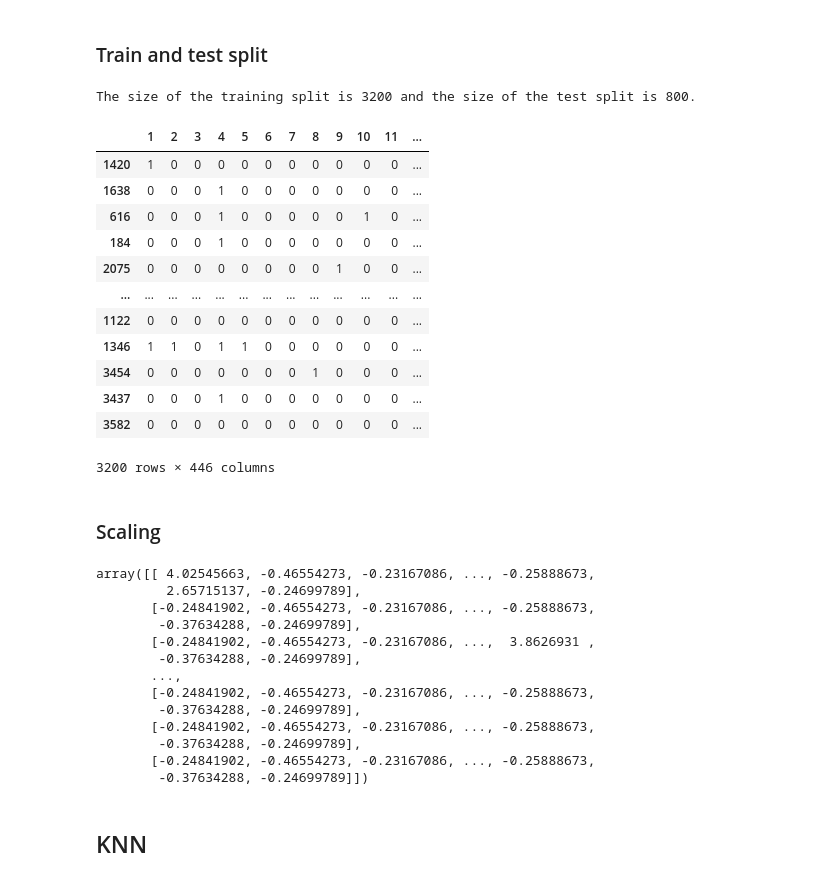
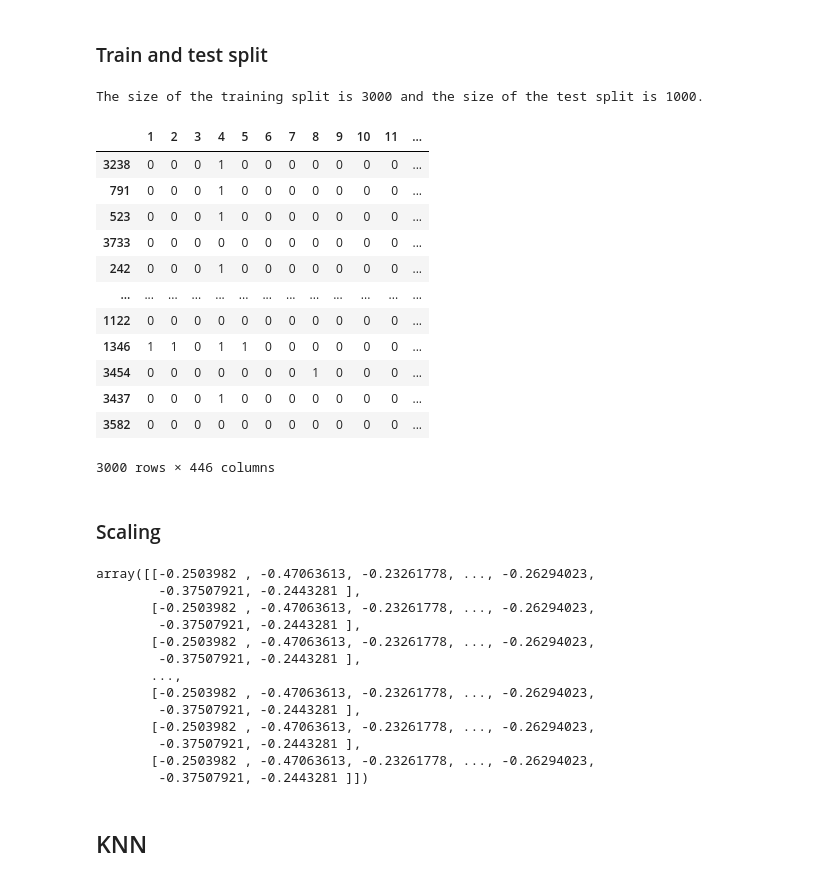
Before and after one commit to PaulErpen/Machine-Learning-Exercise-1, a Jupyter notebook: Group24_Exercise1.ipynb, the cells around one changed output. Cells and saved outputs as stored; diff of their text form; code cells hidden in the pictures.

```diff
--- a/Group24_Exercise1.ipynb
+++ b/Group24_Exercise1.ipynb
@@ -84,28 +86,29 @@ Turns out this decreases prediction performance.
 # %%
 from sklearn.model_selection import train_test_split
 
 y = df_locations.copy(deep="true")["class"]
 X = df_locations.copy(deep="true").drop('class', axis=1).drop('ID', axis=1)
+ids = df_locations.copy(deep="true")["ID"]
 
-X_train, X_test, y_train, y_test = train_test_split(X, y, test_size=0.2, random_state=123)
+X_train, X_test, y_train, y_test, ids_train, ids_test = train_test_split(X, y, ids, test_size=0.25, random_state=123)
 print("The size of the training split is {} and the size of the test split is {}.".format(X_train.shape[0], X_test.shape[0]))
 
 display(X_train)
 # %% [output]
-The size of the training split is 3200 and the size of the test split is 800.
+The size of the training split is 3000 and the size of the test split is 1000.
 |  | 1 | 2 | 3 | 4 | 5 | 6 | 7 | 8 | 9 | 10 | 11 | ... |
-| 1420 | 1 | 0 | 0 | 0 | 0 | 0 | 0 | 0 | 0 | 0 | 0 | ... |
-| 1638 | 0 | 0 | 0 | 1 | 0 | 0 | 0 | 0 | 0 | 0 | 0 | ... |
-| 616 | 0 | 0 | 0 | 1 | 0 | 0 | 0 | 0 | 0 | 1 | 0 | ... |
-| 184 | 0 | 0 | 0 | 1 | 0 | 0 | 0 | 0 | 0 | 0 | 0 | ... |
-| 2075 | 0 | 0 | 0 | 0 | 0 | 0 | 0 | 0 | 1 | 0 | 0 | ... |
+| 3238 | 0 | 0 | 0 | 1 | 0 | 0 | 0 | 0 | 0 | 0 | 0 | ... |
+| 791 | 0 | 0 | 0 | 1 | 0 | 0 | 0 | 0 | 0 | 0 | 0 | ... |
+| 523 | 0 | 0 | 0 | 1 | 0 | 0 | 0 | 0 | 0 | 0 | 0 | ... |
+| 3733 | 0 | 0 | 0 | 0 | 0 | 0 | 0 | 0 | 0 | 0 | 0 | ... |
+| 242 | 0 | 0 | 0 | 1 | 0 | 0 | 0 | 0 | 0 | 0 | 0 | ... |
 | ... | ... | ... | ... | ... | ... | ... | ... | ... | ... | ... | ... | ... |
 | 1122 | 0 | 0 | 0 | 0 | 0 | 0 | 0 | 0 | 0 | 0 | 0 | ... |
 | 1346 | 1 | 1 | 0 | 1 | 1 | 0 | 0 | 0 | 0 | 0 | 0 | ... |
 | 3454 | 0 | 0 | 0 | 0 | 0 | 0 | 0 | 1 | 0 | 0 | 0 | ... |
 | 3437 | 0 | 0 | 0 | 1 | 0 | 0 | 0 | 0 | 0 | 0 | 0 | ... |
 | 3582 | 0 | 0 | 0 | 0 | 0 | 0 | 0 | 0 | 0 | 0 | 0 | ... |
-3200 rows × 446 columns
+3000 rows × 446 columns
 # %% [markdown]
 ### Scaling
 # %%
@@ -116,19 +119,19 @@ X_train_scaled = scaler_location.transform(X_train)
 X_test_scaled = scaler_location.transform(X_test)
 display(X_train_scaled)
 # %% [output]
-array([[ 4.02545663, -0.46554273, -0.23167086, ..., -0.25888673,
-         2.65715137, -0.24699789],
-       [-0.24841902, -0.46554273, -0.23167086, ..., -0.25888673,
-        -0.37634288, -0.24699789],
-       [-0.24841902, -0.46554273, -0.23167086, ...,  3.8626931 ,
-        -0.37634288, -0.24699789],
+array([[-0.2503982 , -0.47063613, -0.23261778, ..., -0.26294023,
+        -0.37507921, -0.2443281 ],
+       [-0.2503982 , -0.47063613, -0.23261778, ..., -0.26294023,
+        -0.37507921, -0.2443281 ],
+       [-0.2503982 , -0.47063613, -0.23261778, ..., -0.26294023,
+        -0.37507921, -0.2443281 ],
        ...,
-       [-0.24841902, -0.46554273, -0.23167086, ..., -0.25888673,
-        -0.37634288, -0.24699789],
-       [-0.24841902, -0.46554273, -0.23167086, ..., -0.25888673,
-        -0.37634288, -0.24699789],
-       [-0.24841902, -0.46554273, -0.23167086, ..., -0.25888673,
-        -0.37634288, -0.24699789]])
+       [-0.2503982 , -0.47063613, -0.23261778, ..., -0.26294023,
+        -0.37507921, -0.2443281 ],
+       [-0.2503982 , -0.47063613, -0.23261778, ..., -0.26294023,
+        -0.37507921, -0.2443281 ],
+       [-0.2503982 , -0.47063613, -0.23261778, ..., -0.26294023,
+        -0.37507921, -0.2443281 ]])
 # %% [markdown]
 ## KNN
 # %% [markdown]
```
Also changed, not shown: parts of 9 cells of this notebook.
